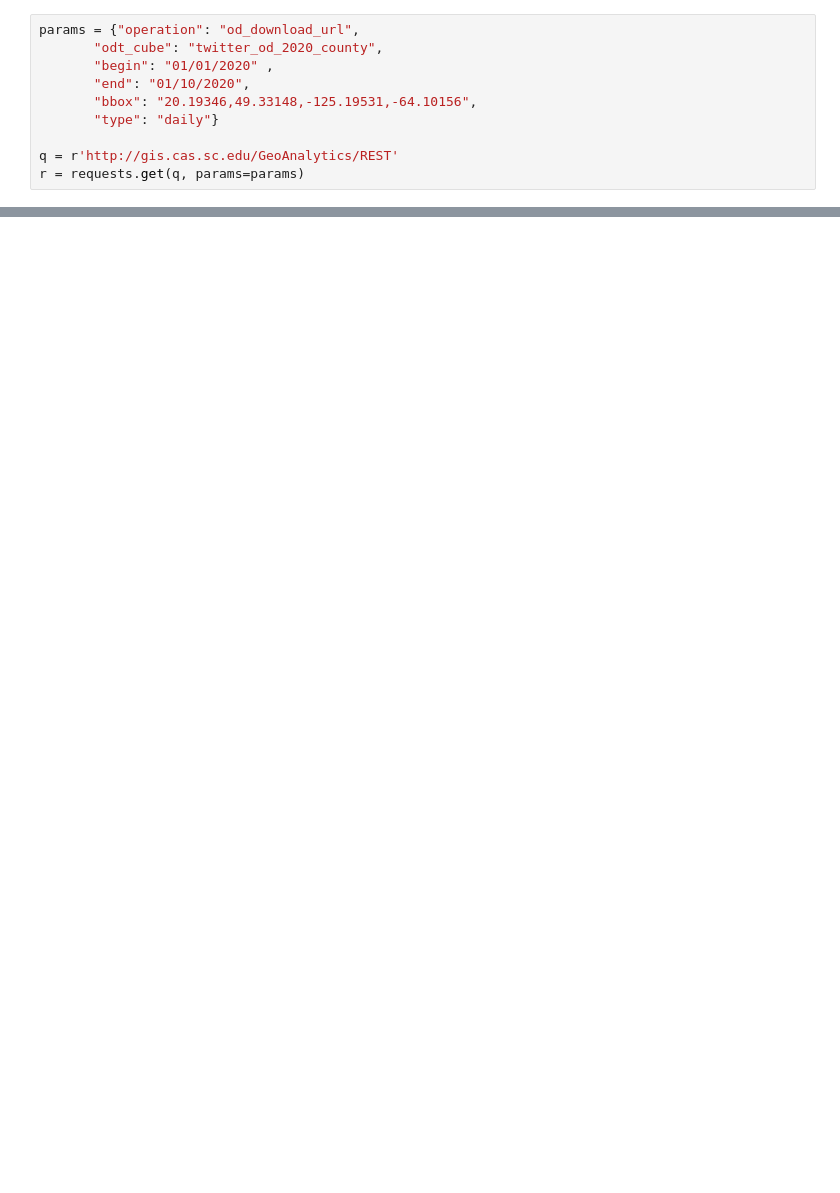
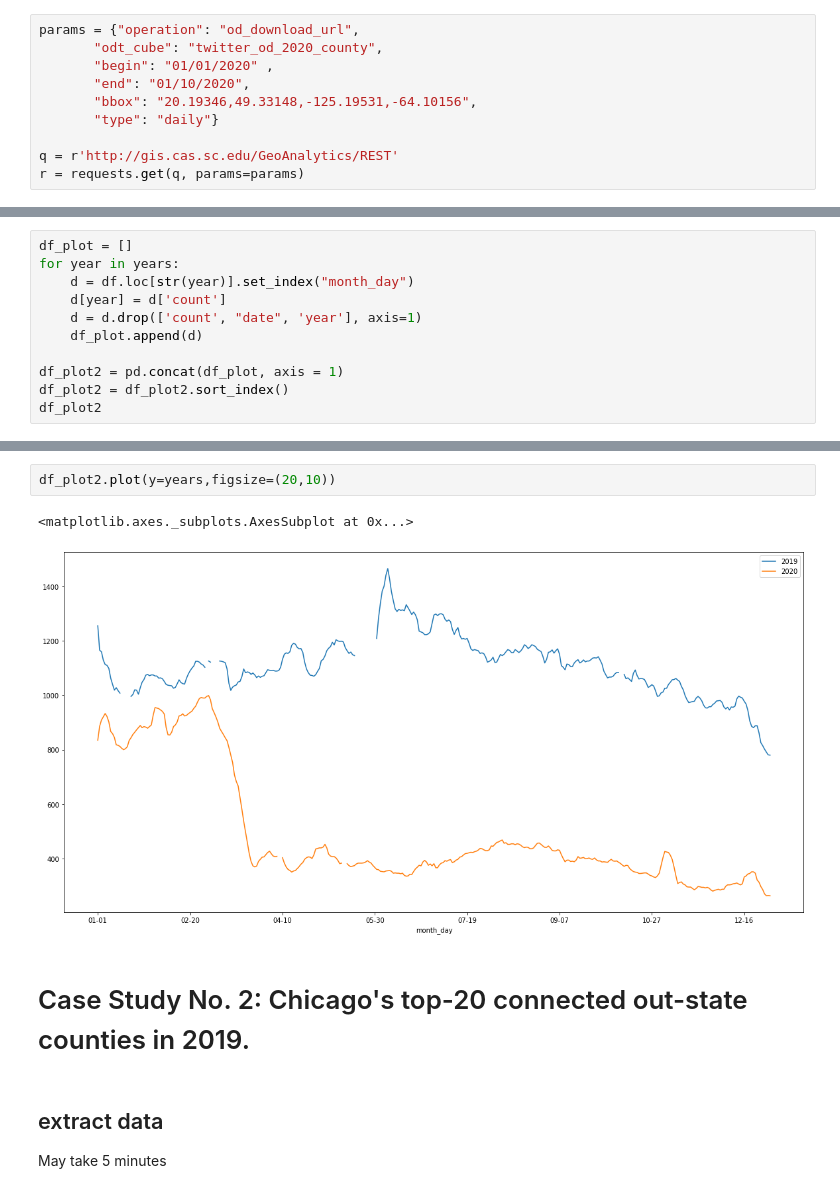
Before and after one commit to gladcolor/GIBD_RESTAPI, a Jupyter notebook: RestAPI.ipynb, the cells around one changed output, grey strips where cells are left out. Cells and saved outputs as stored; diff of their text form; blank space fills up the shorter version.

```diff
--- a/RestAPI.ipynb
+++ b/RestAPI.ipynb
@@ -173,0 +261,11 @@ Done.
+# %%
+df_plot = []
+for year in years:
+    d = df.loc[str(year)].set_index("month_day")
+    d[year] = d['count']
+    d = d.drop(['count', "date", 'year'], axis=1)
+    df_plot.append(d)
+
+df_plot2 = pd.concat(df_plot, axis = 1)
+df_plot2 = df_plot2.sort_index()
+df_plot2
@@ -173,0 +287,11 @@ Done.
+# %%
+df_plot2.plot(y=years,figsize=(20,10))
+# %% [output]
+<matplotlib.axes._subplots.AxesSubplot at 0x...>
+[figure, added]
+# %% [markdown]
+# Case Study No. 2: Chicago's top-20 connected out-state counties in 2019.
+# %% [markdown]
+## extract data
+
+May take 5 minutes
```
Also changed, not shown: parts of 33 cells of this notebook, 3 other files.
